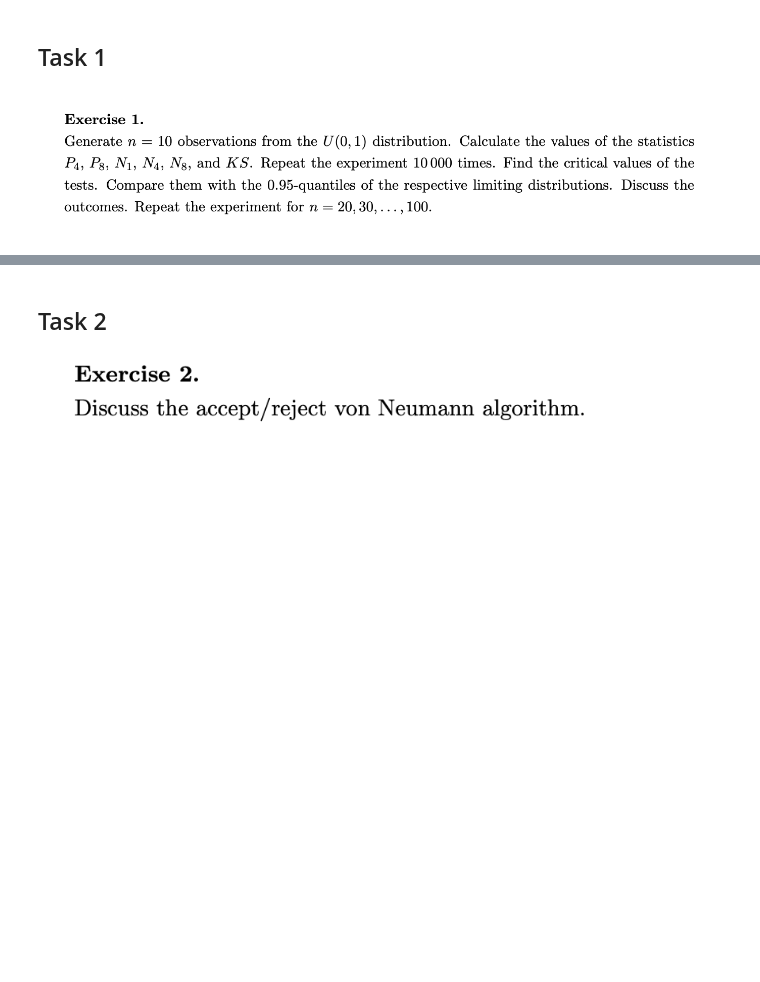
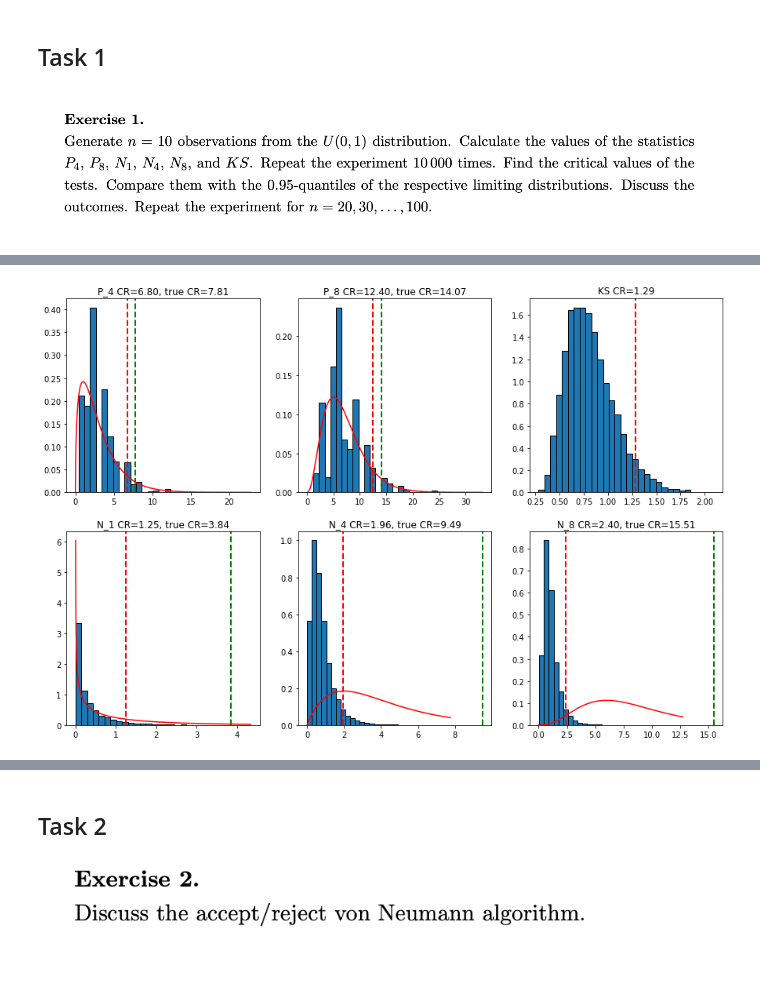
Before and after one commit to TheFebrin/UNIVERSITY, a Jupyter notebook: Statistics and Linear Models/Task3/Task3.ipynb, the cells around one changed output, grey strips where cells are left out. Cells and saved outputs as stored; diff of their text form; code cells hidden in the pictures; blank space fills up the shorter version.

```diff
--- a/Statistics and Linear Models/Task3/Task3.ipynb
+++ b/Statistics and Linear Models/Task3/Task3.ipynb
@@ -54,3 +68,6 @@ _ = plt.hist(data, bins=20, edgecolor="black")
+# %%
+def chi_critical_value(df: int, sig: float) -> float:
+    return scipy.stats.chi2.ppf(sig, df=df)
 # %% [markdown]
 ## Task 1
 # %% [markdown]
@@ -60,0 +77,91 @@ X = np.random.uniform(0, 1, size=N)
+# %%
+p4s, p8s, n1s, n4s, n8s, kes = [], [], [], [], [], []
+for _ in tqdm(range(10000)):
+    X = np.random.uniform(0, 1, size=N)
+    p4 = pearson(k=4, X=X)
+    p8 = pearson(k=8, X=X)
+    n1 = neyman(k=1, X=X)
+    n4 = neyman(k=4, X=X)
+    n8 = neyman(k=8, X=X)
+    k = ks(X=X)
+    p4s.append(p4)
+    p8s.append(p8)
+    n1s.append(n1)
+    n4s.append(n4)
+    n8s.append(n8)
+    kes.append(k)
+# %%
+bins = 30
+fig, axes = plt.subplots(2, 3, figsize=(15, 10))
+
+_ = axes[0][0].hist(p4s, bins=bins, edgecolor="black", density=True)
+cr = np.quantile(p4s, 0.95)
+true_cr = chi_critical_value(df=3, sig=0.95)
+axes[0][0].set_title(f"P_4 CR={cr:.2f}, true CR={true_cr:.2f}")
+axes[0][0].axvline(cr, color='red', linestyle ="--", linewidth=2)
+axes[0][0].axvline(true_cr, color='green', linestyle ="--", linewidth=2)
+axes[0][0].plot(
+    np.linspace(0, max(p4s), 1000),
+    scipy.stats.chi2.pdf(np.linspace(0, max(p4s), 1000), df=3),
+    color="red"
+)
+
+
+_ = axes[0][1].hist(p8s, bins=bins, edgecolor="black", density=True)
+cr = np.quantile(p8s, 0.95)
+true_cr = chi_critical_value(df=7, sig=0.95)
+axes[0][1].axvline(cr, color='red', linestyle ="--", linewidth=2)
+axes[0][1].axvline(true_cr, color='green', linestyle ="--", linewidth=2)
+axes[0][1].set_title(f"P_8 CR={cr:.2f}, true CR={true_cr:.2f}")
+axes[0][1].plot(
+    np.linspace(0, max(p8s), 1000),
+    scipy.stats.chi2.pdf(np.linspace(0, max(p8s), 1000), df=7),
+    color="red"
+)
+
+_ = axes[0][2].hist(kes, bins=bins, edgecolor="black", density=True)
+cr = np.quantile(kes, 0.95)
+axes[0][2].set_title(f"KS CR={cr:.2f}")
+axes[0][2].axvline(cr, color='red', linestyle ="--", linewidth=2)
+# axes[0][2].plot(
+#     np.linspace(0, max(kes), 1000),
+#     scipy.stats.kstwo.pdf(np.linspace(0, max(kes), 1000), n=N),
+#     color="red"
+# )
+
+_ = axes[1][0].hist(n1s, bins=bins, edgecolor="black", density=True)
+cr = np.quantile(n1s, 0.95)
+true_cr = chi_critical_value(df=1, sig=0.95)
+axes[1][0].axvline(cr, color='red', linestyle ="--", linewidth=2)
+axes[1][0].axvline(true_cr, color='green', linestyle ="--", linewidth=2)
+axes[1][0].set_title(f"N_1 CR={cr:.2f}, true CR={true_cr:.2f}")
+axes[1][0].plot(
+    np.linspace(0, max(n1s), 1000),
+    scipy.stats.chi2.pdf(np.linspace(0, max(n1s), 1000), df=1),
+    color="red"
+)
+
+_ = axes[1][1].hist(n4s, bins=bins, edgecolor="black", density=True)
+cr = np.quantile(n4s, 0.95)
+true_cr = chi_critical_value(df=4, sig=0.95)
+axes[1][1].axvline(cr, color='red', linestyle ="--", linewidth=2)
+axes[1][1].axvline(true_cr, color='green', linestyle ="--", linewidth=2)
+axes[1][1].set_title(f"N_4 CR={cr:.2f}, true CR={true_cr:.2f}")
+axes[1][1].plot(
+    np.linspace(0, max(n4s), 1000),
+    scipy.stats.chi2.pdf(np.linspace(0, max(n4s), 1000), df=4),
+    color="red"
+)
+
+_ = axes[1][2].hist(n8s, bins=bins, edgecolor="black", density=True)
+cr = np.quantile(n8s, 0.95)
+true_cr = chi_critical_value(df=8, sig=0.95)
+axes[1][2].axvline(cr, color='red', linestyle ="--", linewidth=2)
+axes[1][2].axvline(true_cr, color='green', linestyle ="--", linewidth=2)
+axes[1][2].set_title(f"N_8 CR={cr:.2f}, true CR={true_cr:.2f}")
+axes[1][2].plot(
+    np.linspace(0, max(n8s), 1000),
+    scipy.stats.chi2.pdf(np.linspace(0, max(n8s), 1000), df=8),
+    color="red"
+)
+# %% [output]
@@ -60,0 +169 @@ X = np.random.uniform(0, 1, size=N)
+[figure, added]
```
Also changed, not shown: parts of 16 cells of this notebook.
